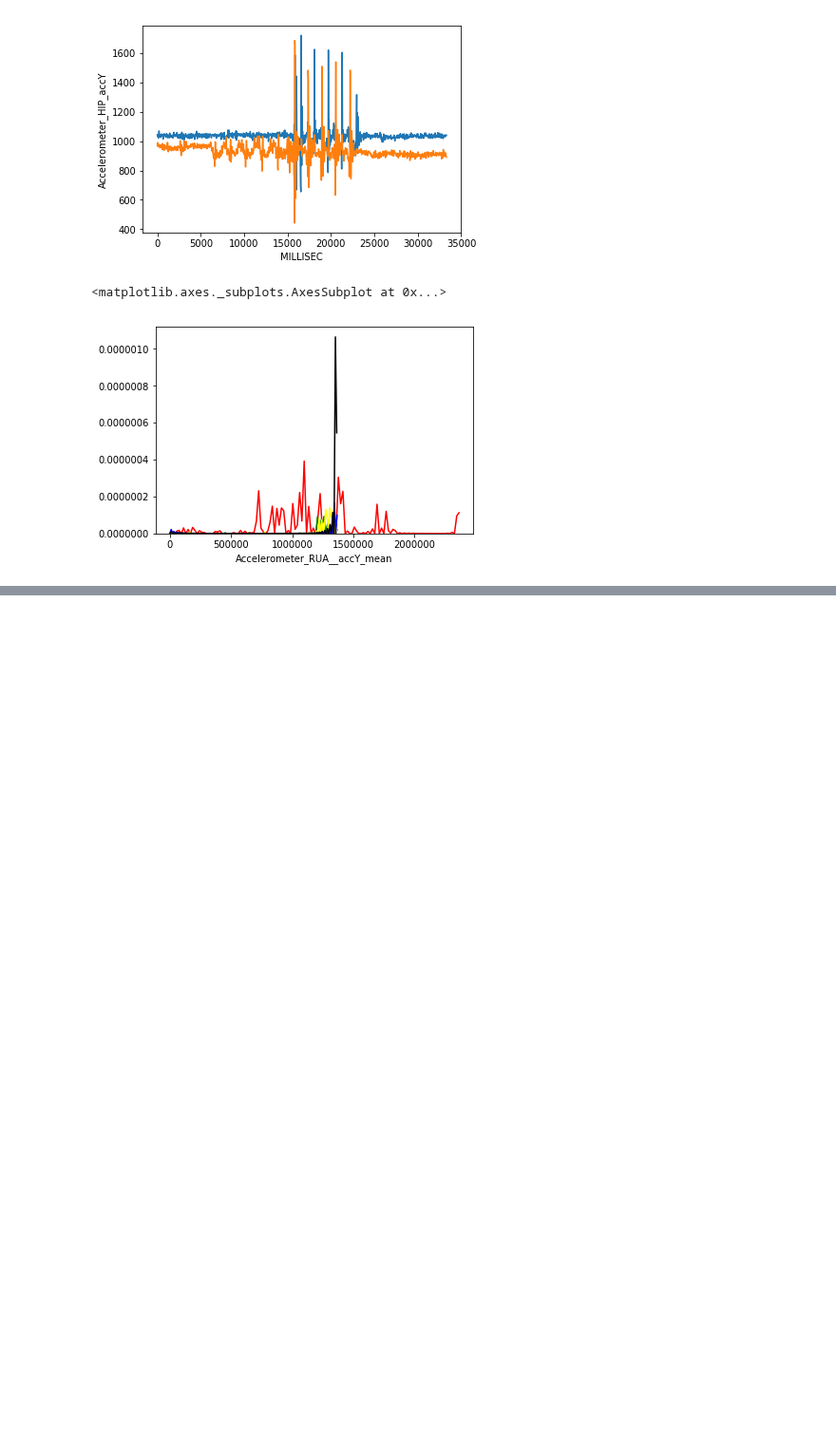
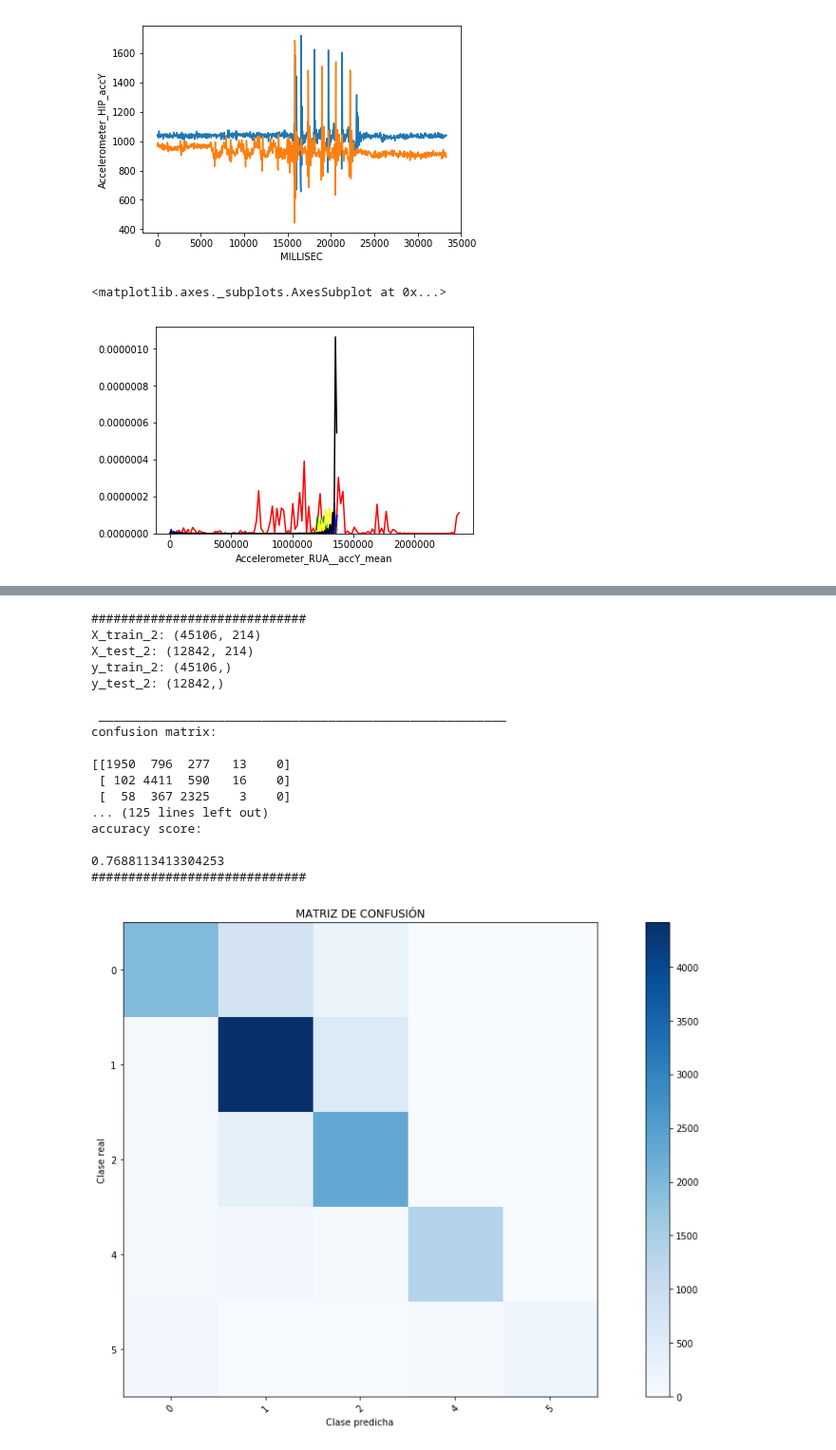
Before and after one commit to jormartin77/opportunity, a Jupyter notebook: opportunity.ipynb, the cells around one changed output, grey strips where cells are left out. Shown at 95% size. Saved outputs shown, nothing was run; the diff lists cells and outputs as text; code cells hidden in the pictures; blank space fills up the shorter version.

```diff
--- a/opportunity.ipynb
+++ b/opportunity.ipynb
@@ -514,0 +515,29 @@ excersise_2()
+# %%
+print("#############################")
+excercise_2(all_data_1S)
+print("#############################")
+excercise_2(all_data_2S)
+print("#############################")
+excercise_2(all_data_5S)
+print("#############################")
+excercise_2(all_data_10S)
+print("#############################")
+# %% [output]
+#############################
+X_train_2: (45106, 214)
+X_test_2: (12842, 214)
+y_train_2: (45106,)
+y_test_2: (12842,)
+
+ _______________________________________________________
+confusion matrix:
+
+[[1950  796  277   13    0]
+ [ 102 4411  590   16    0]
+ [  58  367 2325    3    0]
+... (125 lines left out)
+accuracy score:
+
+0.7688113413304253
+#############################
+[figure, added]
```
Also changed, not shown: parts of 8 cells of this notebook.
